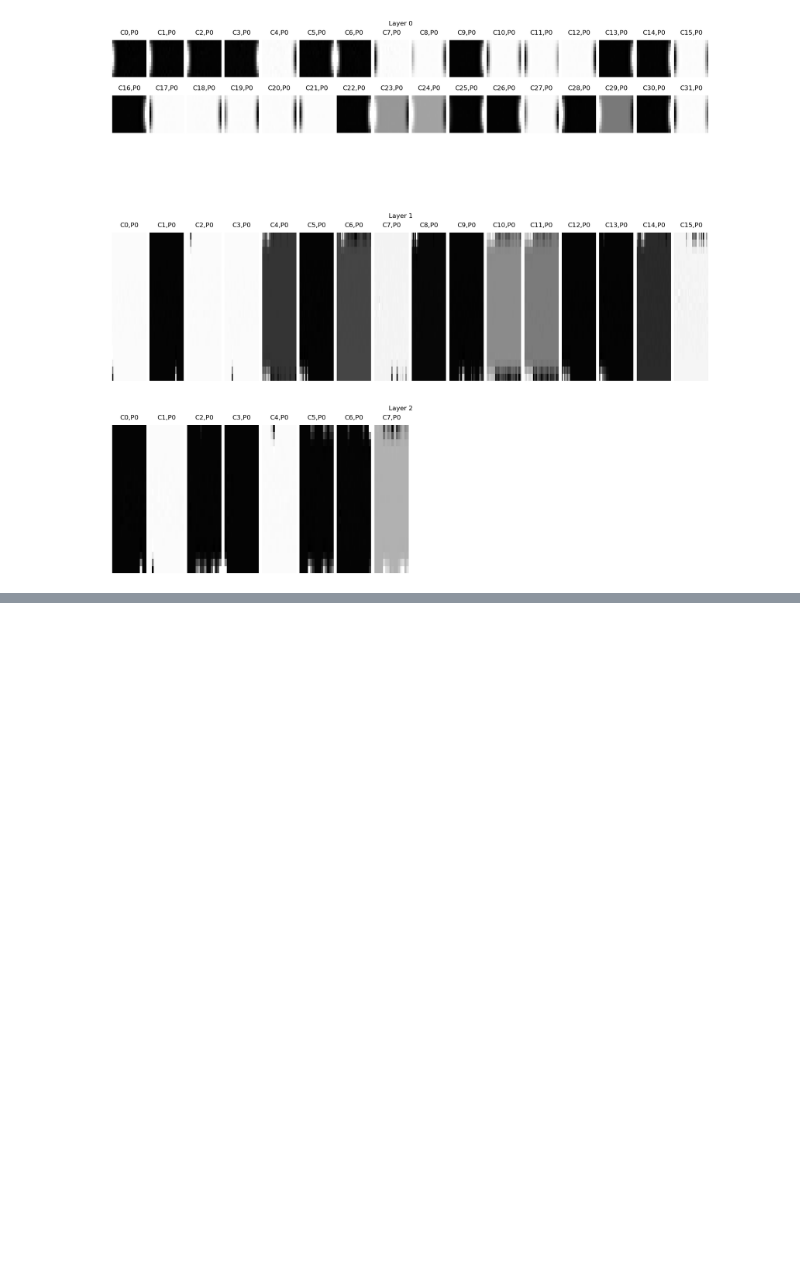
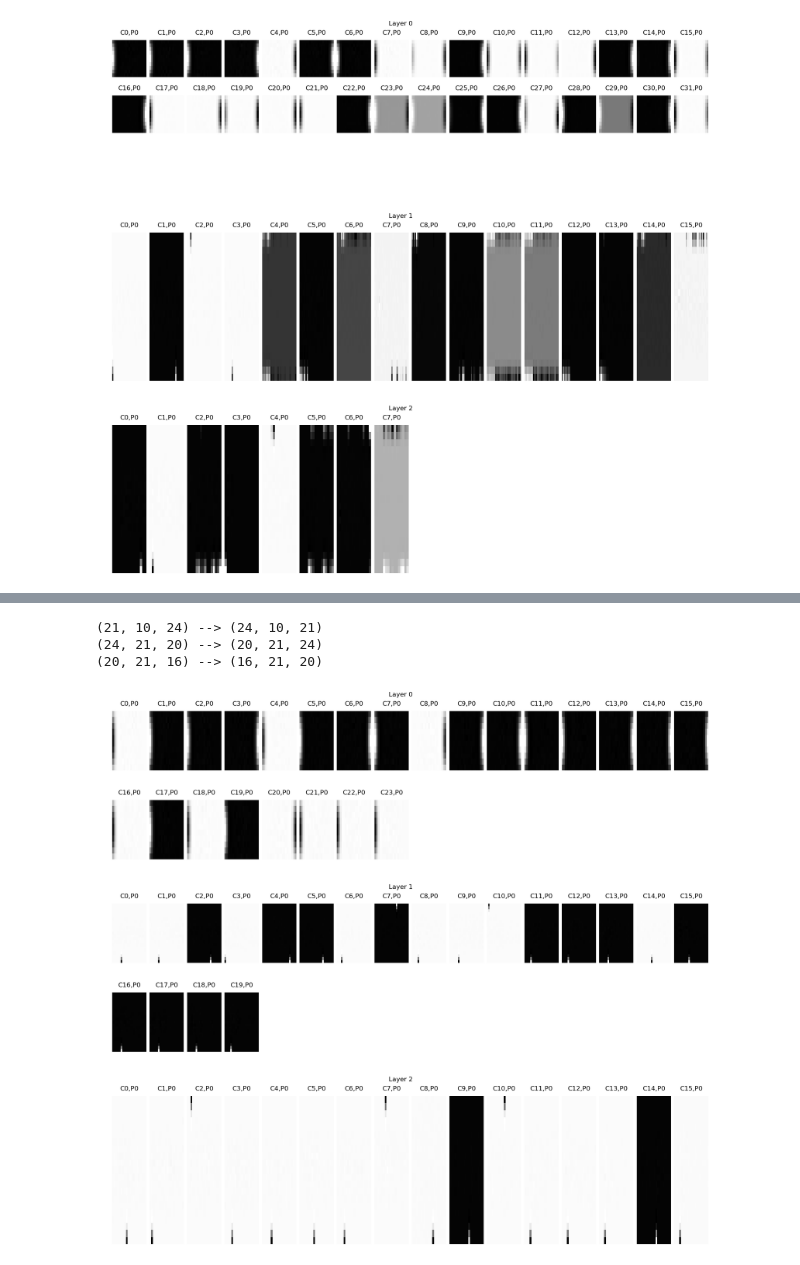
Before and after one commit to NeuroTheoryUMD/mattjac, a Jupyter notebook: v1/is_multiexp_test01.ipynb, the cells around one changed output, grey strips where cells are left out. Cells and saved outputs as stored; diff of their text form; code cells hidden in the pictures; blank space fills up the shorter version.

```diff
--- a/v1/is_multiexp_test01.ipynb
+++ b/v1/is_multiexp_test01.ipynb
@@ -54,3 +62,8 @@ plot.plot_network_weights(model.networks[0], wspace=0.1, hspace=0.5, max_cols=16
 (32, 21, 16) --> (16, 21, 32)
 (16, 21, 8) --> (8, 21, 16)
 [figure]
+# %%
+# TODO: figure out how to get the old models to work again... :(
+#       go back to the old fit_dl() function for proper comparison
+e3 = exp.load('is_multiexp_test04', 'experiments')
+e3.trials
@@ -56,0 +84,9 @@ plot.plot_network_weights(model.networks[0], wspace=0.1, hspace=0.5, max_cols=16
+# %%
+# plot predictions
+model = e3.trials_where(name='cnim_scaffold11')[0].model
+plot.plot_network_weights(model.networks[0], wspace=0.1, hspace=0.5, max_cols=16, figsize=(20,15))
+# %% [output]
+(21, 10, 24) --> (24, 10, 21)
+(24, 21, 20) --> (20, 21, 24)
+(20, 21, 16) --> (16, 21, 20)
+[figure, added]
```
Also changed, not shown: parts of 4 cells of this notebook, 6 other files.
